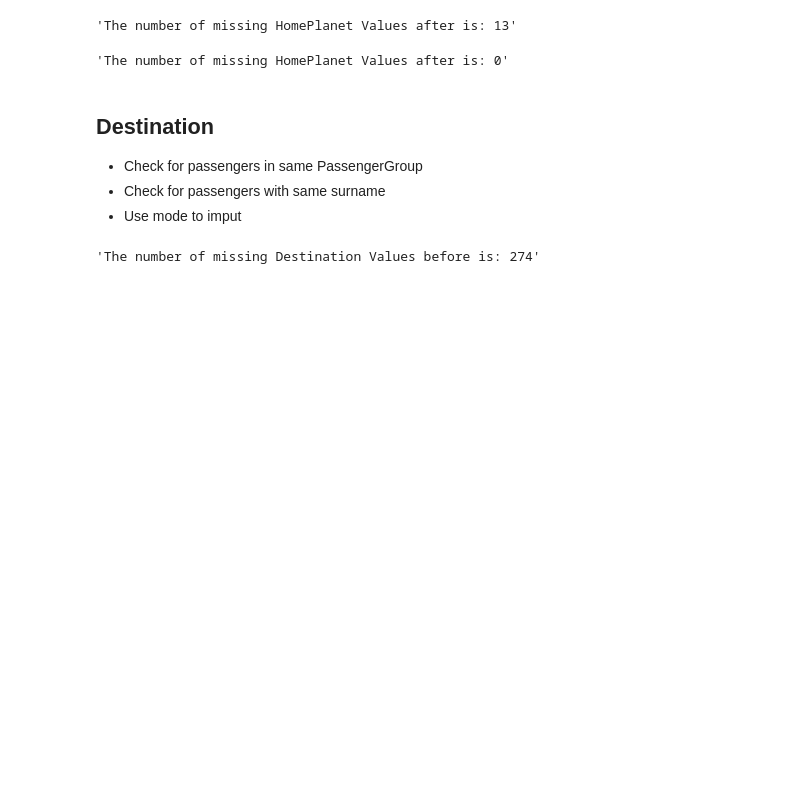
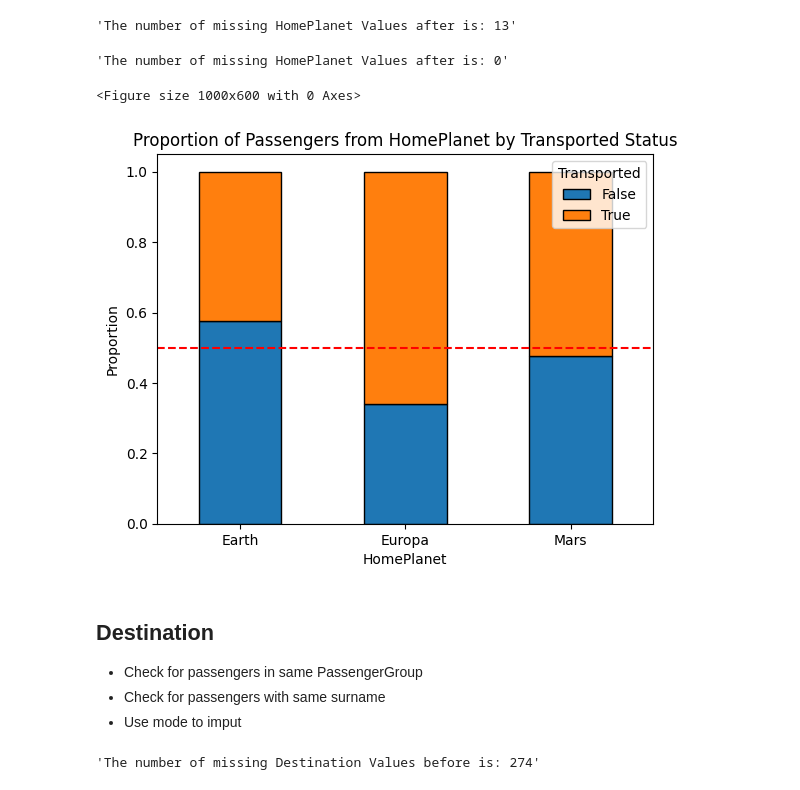
Before and after one commit to BigEd12/Spaceship-Titanic, a Jupyter notebook: notebooks/data_preproc/data_preproc_2.ipynb, the cells around one changed output. Cells and saved outputs as stored; diff of their text form; code cells hidden in the pictures; blank space fills up the shorter version.

```diff
--- a/notebooks/data_preproc/data_preproc_2.ipynb
+++ b/notebooks/data_preproc/data_preproc_2.ipynb
@@ -96,6 +96,26 @@ df['HomePlanet'] = df['HomePlanet'].fillna(df['HomePlanet'].mode()[0])
 display(f'The number of missing HomePlanet Values after is: {df['HomePlanet'].isna().sum()}')
 # %% [output]
 'The number of missing HomePlanet Values after is: 0'
+# %%
+homeplanet_transport_counts = df.groupby(['HomePlanet', 'Transported']).size().unstack().fillna(0)
+
+homeplanet_transport_proportions = homeplanet_transport_counts.div(homeplanet_transport_counts.sum(axis=1), axis=0)
+
+plt.figure(figsize=(10, 6))
+ax = homeplanet_transport_proportions.plot(kind='bar', stacked=True, edgecolor='black')
+
+plt.axhline(y=0.5, color='red', linestyle='--')
+
+plt.title('Proportion of Passengers from HomePlanet by Transported Status')
+plt.xlabel('HomePlanet')
+plt.ylabel('Proportion')
+plt.xticks(rotation=0)
+plt.legend(title='Transported')
+
+plt.show()
+# %% [output]
+<Figure size 1000x600 with 0 Axes>
+[figure, added]
 # %% [markdown]
 ## Destination
 
```
Also changed, not shown: parts of 28 cells of this notebook.
